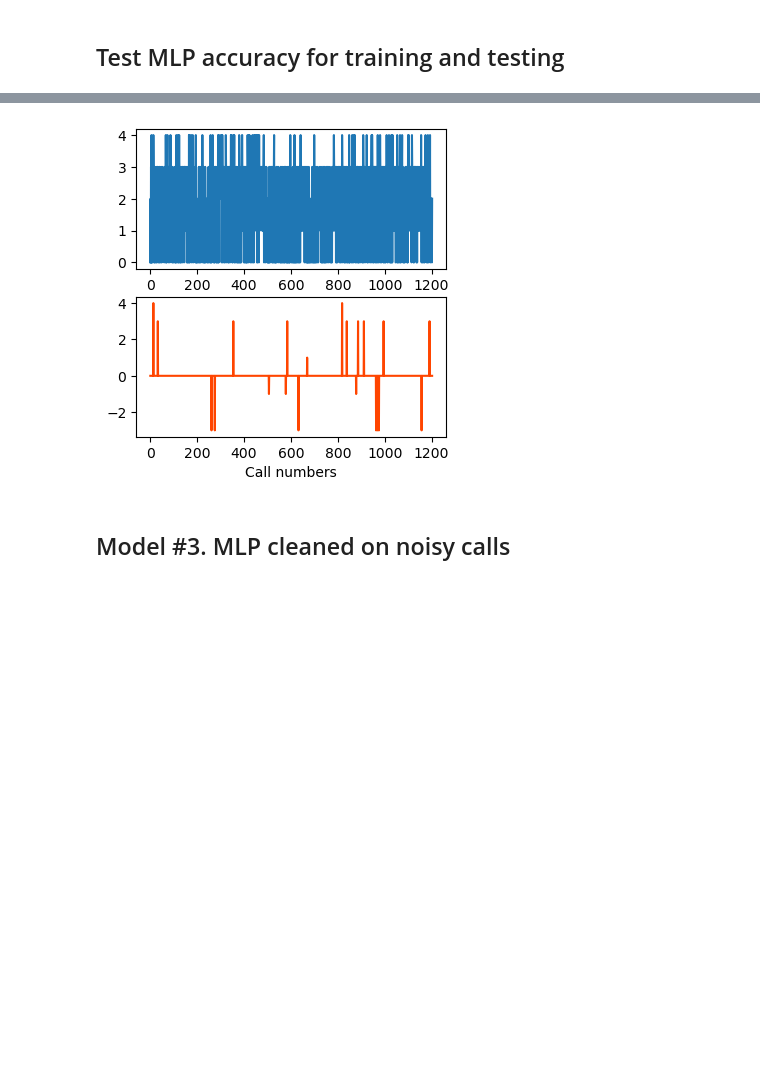
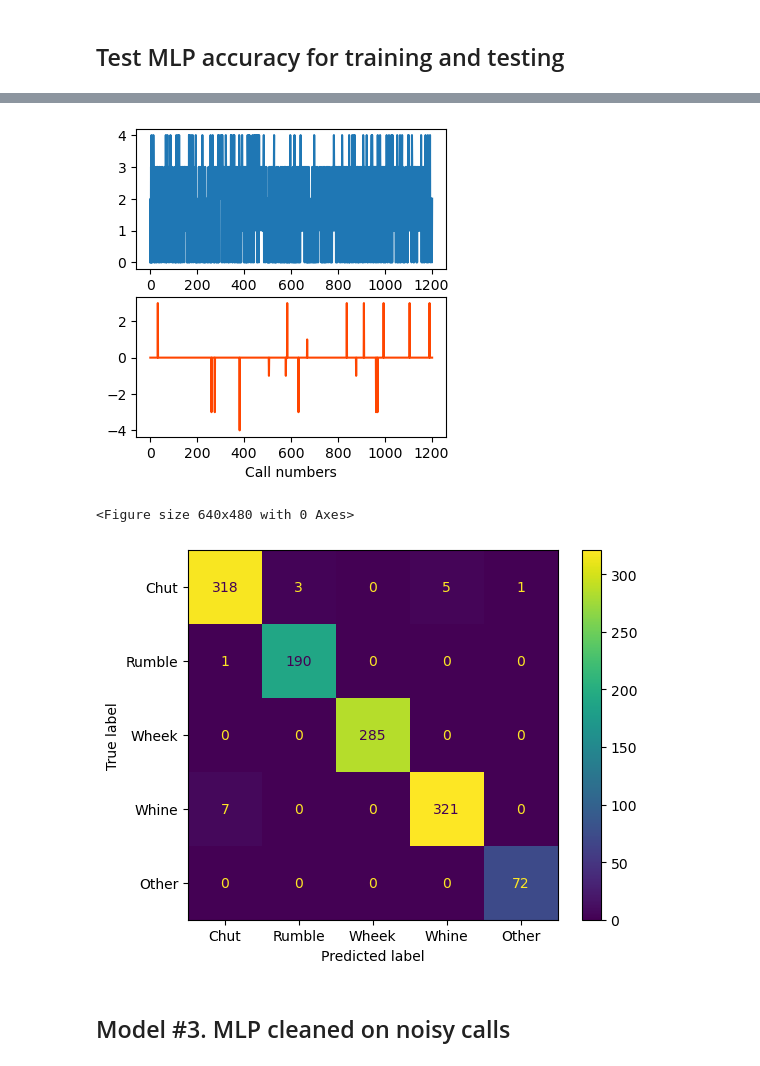
Before and after one commit to sbp894/MLmodels_CVox, a Jupyter notebook: Code/run_psd_MLP.ipynb, the cells around one changed output, grey strips where cells are left out. Saved outputs shown, nothing was run; the diff lists cells and outputs as text; code cells hidden in the pictures; blank space fills up the shorter version.

```diff
--- a/Code/run_psd_MLP.ipynb
+++ b/Code/run_psd_MLP.ipynb
@@ -152,16 +170,28 @@ Epoch 200/200
 # %% [markdown]
 ## Test MLP accuracy for training and testing
 # %%
-y_train_pred_NN = np.argmax(MLPclean.predict(X_train_clean), axis=1)
-y_test_pred_NN = np.argmax(MLPclean.predict(X_test_clean), axis=1)
+from sklearn.metrics import confusion_matrix, ConfusionMatrixDisplay
 
-print(f"Unique values in y_train_clean={np.unique(y_train_pred_NN)}")
-print(f"Unique values in y_test_pred={np.unique(y_test_pred_NN)}")
+y_train_pred_NN_clean = np.argmax(MLPclean.predict(X_train_clean), axis=1)
+y_test_pred_NN_clean = np.argmax(MLPclean.predict(X_test_clean), axis=1)
+
+print(f"Unique values in y_train_clean={np.unique(y_train_pred_NN_clean)}")
+print(f"Unique values in y_test_pred={np.unique(y_test_pred_NN_clean)}")
 
 fig, ax = plt.subplots(2,1,figsize=(4,4))
 ax[0].plot(y_train_clean)
-ax[1].plot(y_train_clean-y_train_pred_NN, color = "orangered")
+ax[1].plot(y_train_clean-y_train_pred_NN_clean, color = "orangered")
 ax[1].set_xlabel("Call numbers")
 
-print(f"Training accuracy={np.sum(y_train_clean==y_train_pred_NN)/len(y_train_clean)}\n Testing accuracy={np.sum(y_test_clean==y_test_pred_NN)/len(y_test_clean)}\n")
+train_accuracy_cleanMLP = np.sum(y_train_clean==y_train_pred_NN_clean)/len(y_train_clean)
+
+print(f"Training accuracy={train_accuracy_cleanMLP}\n Testing accuracy={np.sum(y_test_clean==y_test_pred_NN_clean)/len(y_test_clean)}\n")
+
+# confusion_matrix(y_train_clean, y_train_pred_NN_clean, labels=conf_labels)
+cnf_matrix = confusion_matrix(y_train_clean, y_train_pred_NN_clean)
+
+plt.figure(num=2)
+disp = ConfusionMatrixDisplay(cnf_matrix, display_labels=call_label_code)
+disp.plot()
+plt.show()
 # %% [output]
@@ -174,4 +202,6 @@ Training accuracy=0.9825436408977556
-[figure, old version]
+[figure, new version]
+<Figure size 640x480 with 0 Axes>
+[figure, added]
 # %% [markdown]
 ## Model #3. MLP cleaned on noisy calls
 # %%
```
Also changed, not shown: parts of 8 cells of this notebook, 2 other files.
